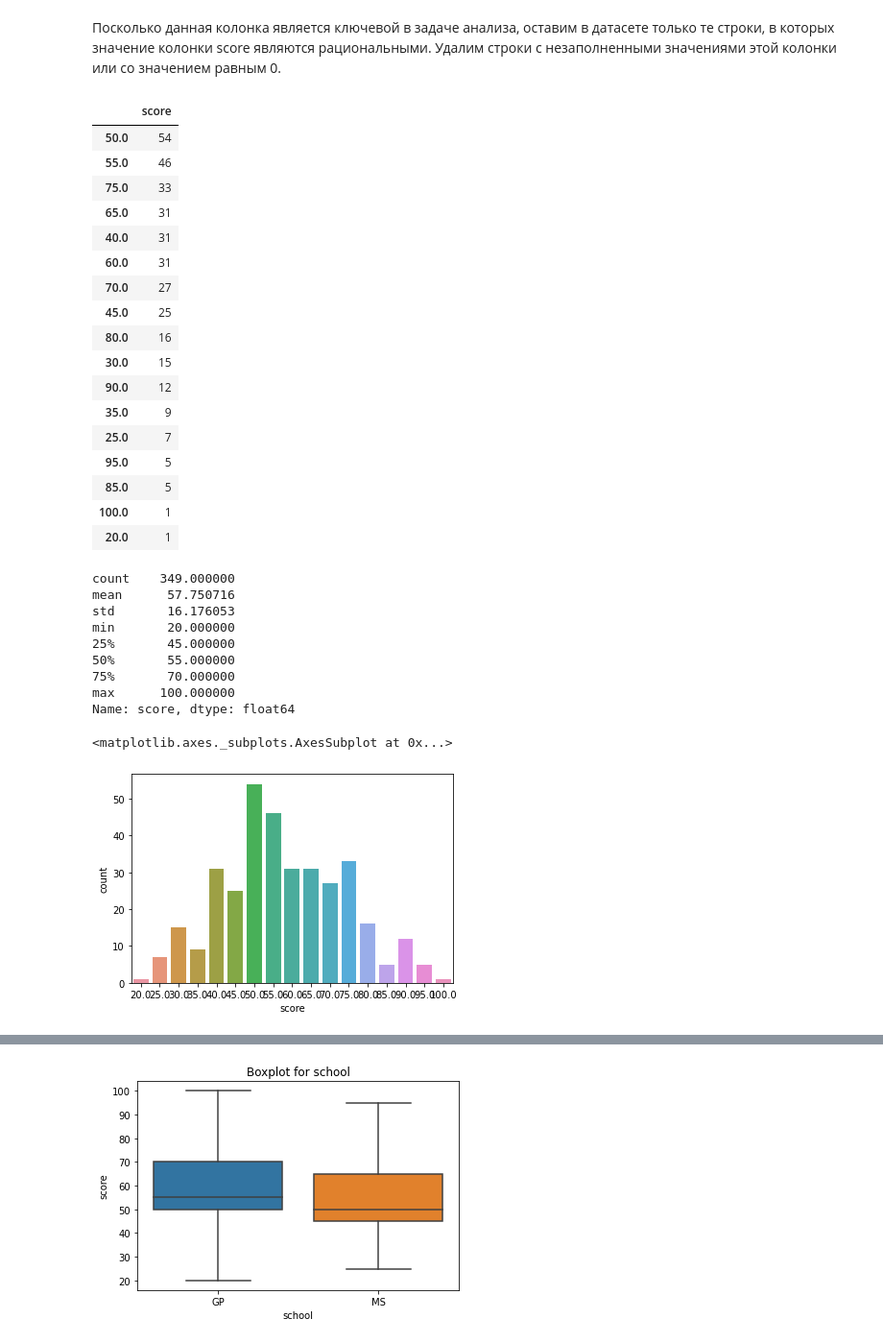
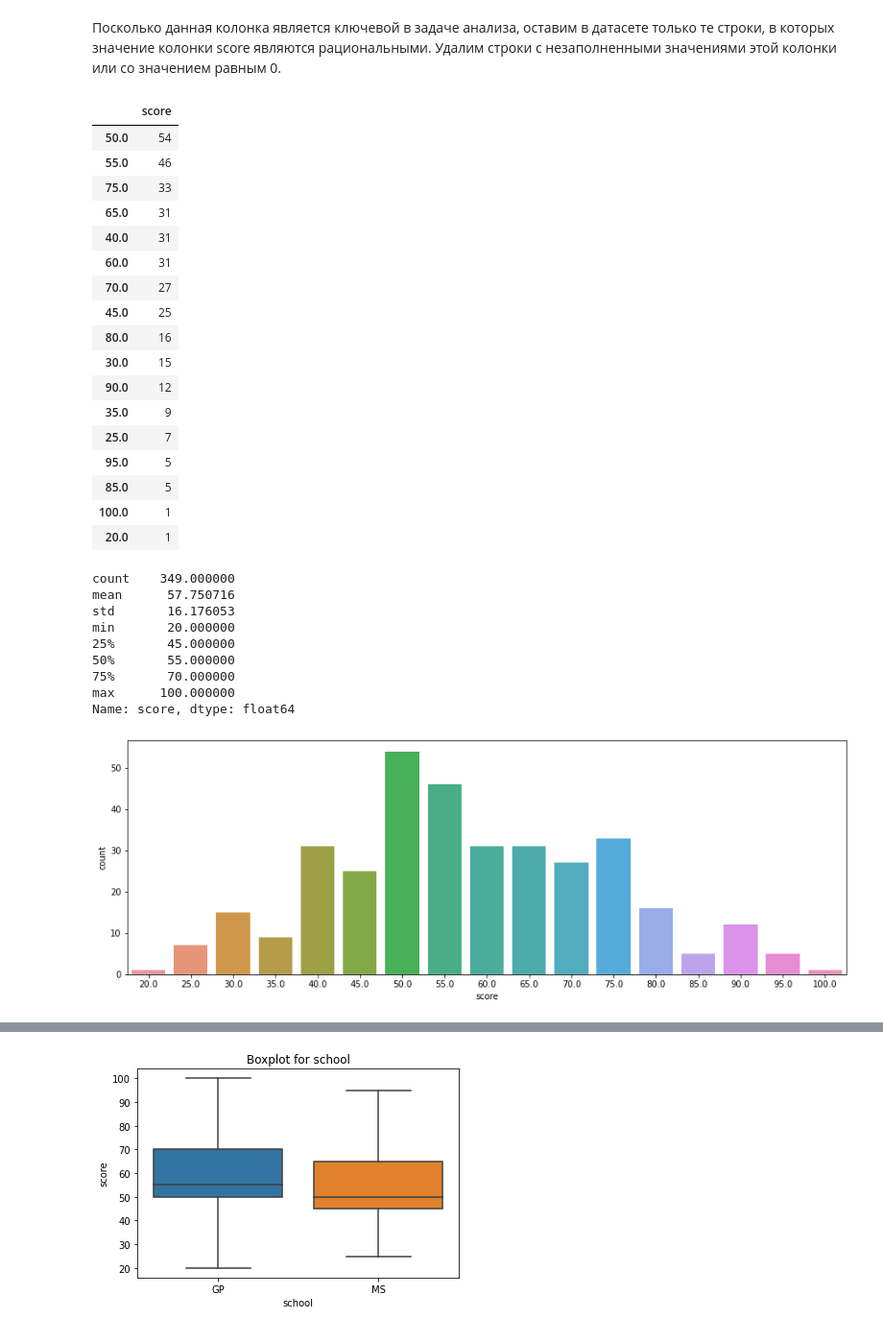
Before and after one commit to gdvnedu/SF, a Jupyter notebook: dst/module_2/project_2/stud_math/stud_math.ipynb, the cells around one changed output, grey strips where cells are left out. Shown: that part at 96% size. Drawn from its saved outputs; the diff is of its cells as text; code cells hidden in the pictures.

```diff
--- a/dst/module_2/project_2/stud_math/stud_math.ipynb
+++ b/dst/module_2/project_2/stud_math/stud_math.ipynb
@@ -540,0 +575,3 @@ sns.countplot(x='studytime', data=students)
+# %%
+students.studytime_granular = students.studytime_granular.apply(lambda x: 0.0 if math.isnan(x) else x)
+display(pd.DataFrame(students.studytime_granular.value_counts()))
@@ -540,0 +585,5 @@ sns.countplot(x='studytime', data=students)
+# %%
+median = students.studytime_granular.median()
+students.studytime_granular = students.studytime_granular.apply(lambda x: median if x==0.0 else x)
+display(pd.DataFrame(students.studytime_granular.value_counts()))
+sns.countplot(x='studytime_granular', data=students)
@@ -916,34 +1016,35 @@ students.score = students.score.apply(lambda x: 0.0 if math.isnan(x) else x)
 students = students.loc[students.score != 0.0]
 display(pd.DataFrame(students.score.value_counts()))
 display(students.score.describe())
+plt.figure(figsize=(15,5))
 sns.countplot(x='score', data=students)
+plt.show()
 # %% [output]
 |  | score |
 | 50.0 | 54 |
 | 55.0 | 46 |
 | 75.0 | 33 |
 | 65.0 | 31 |
 | 40.0 | 31 |
 | 60.0 | 31 |
 | 70.0 | 27 |
 | 45.0 | 25 |
 | 80.0 | 16 |
 | 30.0 | 15 |
 | 90.0 | 12 |
 | 35.0 | 9 |
 | 25.0 | 7 |
 | 95.0 | 5 |
 | 85.0 | 5 |
 | 100.0 | 1 |
 | 20.0 | 1 |
 count    349.000000
 mean      57.750716
 std       16.176053
 min       20.000000
 25%       45.000000
 50%       55.000000
 75%       70.000000
 max      100.000000
 Name: score, dtype: float64
-<matplotlib.axes._subplots.AxesSubplot at 0x...>
-[figure, old version]
+[figure, new version]
```
Also changed, not shown: parts of 60 cells of this notebook.
